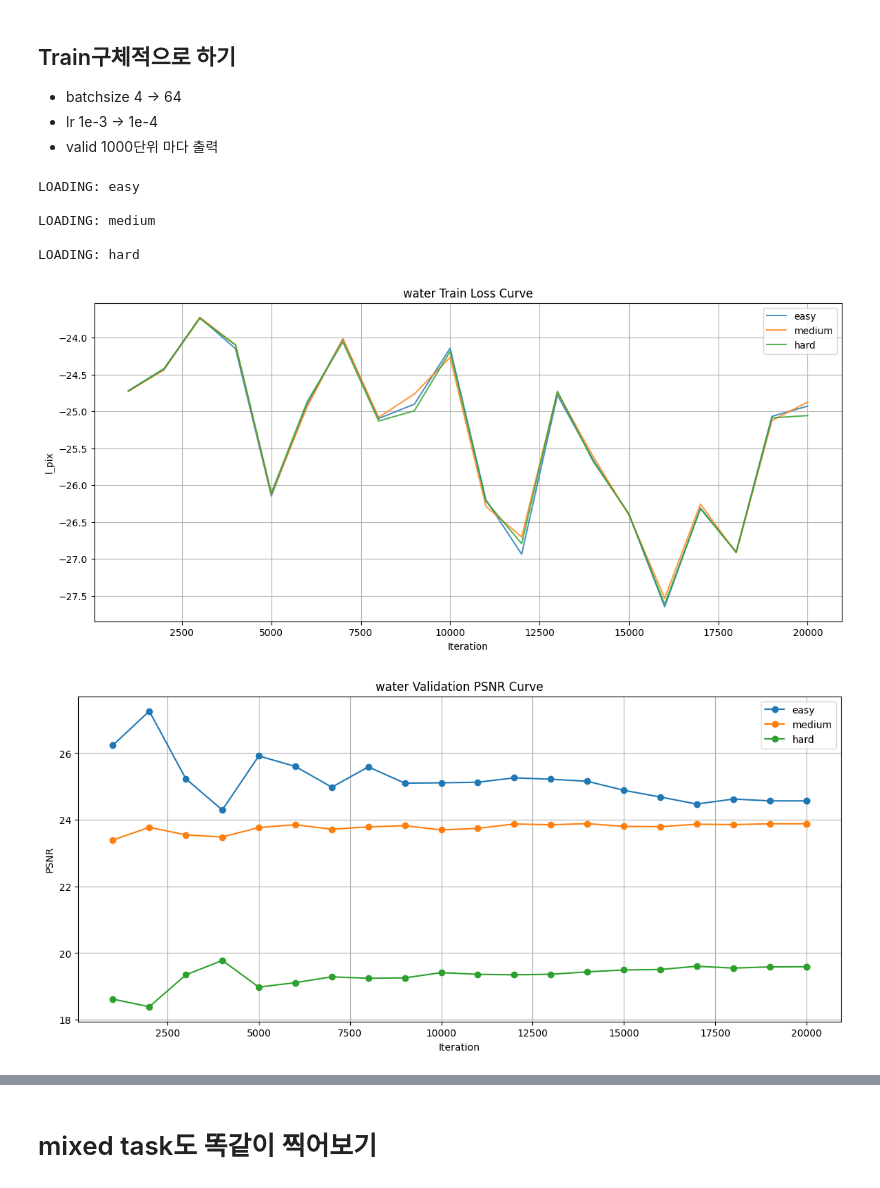
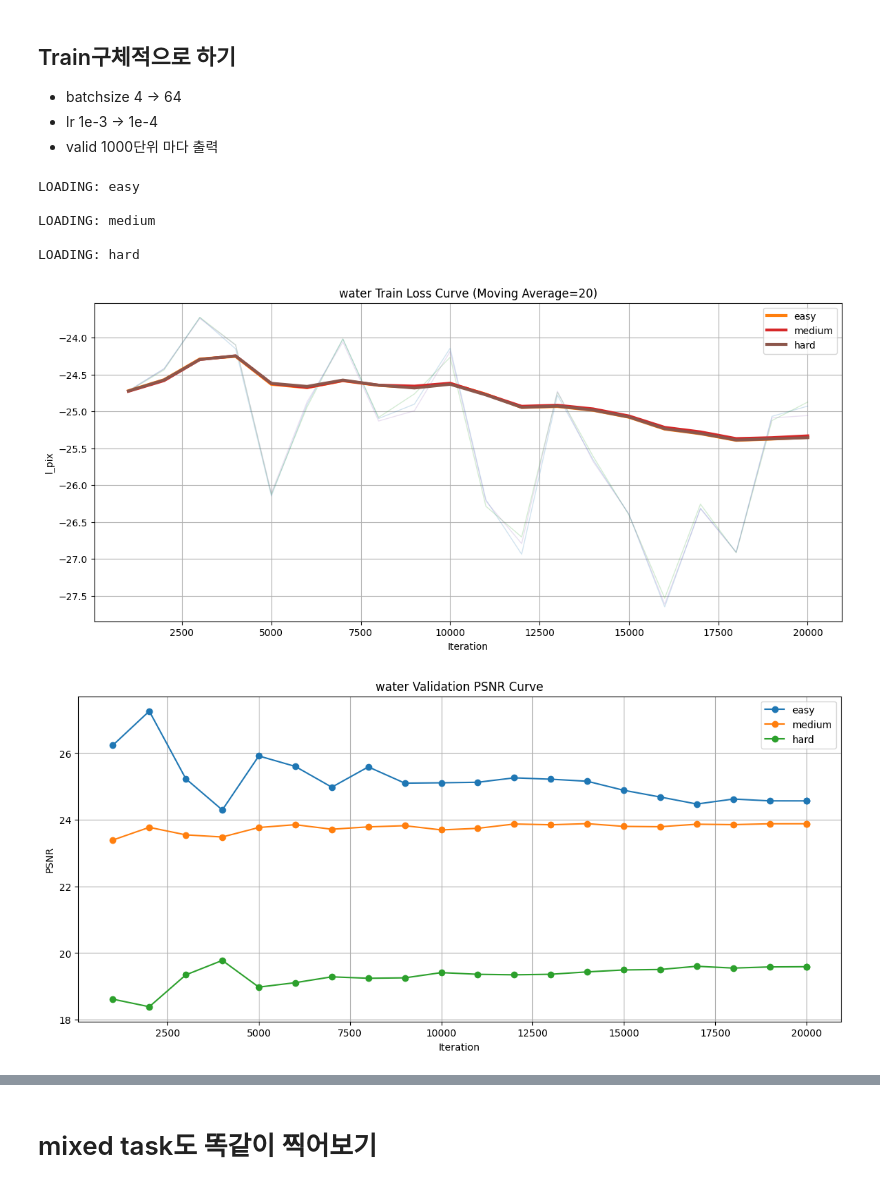
Before and after one commit to dbwofla11/deepLearning_project, a Jupyter notebook: 시각화/baseline_결과정리.ipynb, the cells around one changed output, grey strips where cells are left out. Drawn from its saved outputs; the diff is of its cells as text; code cells hidden in the pictures.

```diff
--- a/baseline_결과정리.ipynb
+++ b/시각화/baseline_결과정리.ipynb
@@ -335,19 +335,19 @@ log_dict = {
 
     'easy': (
         r'C:\DNN\deepLearning\NAFNet\experiments'
-        r'\NAFNet-water-easy-w32'
+        r'\NAFNet-water-easy-w16'
         r'\train_NAFNet-water-easy-w32_20260603_214052.log'
     ),
 
     'medium': (
         r'C:\DNN\deepLearning\NAFNet\experiments'
-        r'\NAFNet-water-medium-w32'
+        r'\NAFNet-water-medium-w16'
         r'\train_NAFNet-water-medium-w32_20260604_034234.log'
     ),
 
     'hard': (
         r'C:\DNN\deepLearning\NAFNet\experiments'
-        r'\NAFNet-water-hard-w32'
+        r'\NAFNet-water-hard-w16'
         r'\train_NAFNet-water-hard-w32_20260604_003953.log'
     )
 }
@@ -464,31 +464,55 @@ for difficulty, log_path in log_dict.items():
     }
 
 # =========================================================
-# FIGURE 1 : TRAIN LOSS
+# FIGURE 1 : TRAIN LOSS + TREND
 # =========================================================
 
 plt.figure(figsize=(14, 6))
 
+window = 20
+
 for difficulty in results:
 
+    x = results[difficulty]['train_iters']
+    y = results[difficulty]['train_losses']
+
+    # 원본
     plt.plot(
-        results[difficulty]['train_iters'],
-        results[difficulty]['train_losses'],
-        label=difficulty,
-        alpha=0.8
+        x,
+        y,
+        alpha=0.2,
+        linewidth=1
+    )
+
+    # 추세선
+    smooth = (
+        pd.Series(y)
+        .rolling(
+            window=window,
+            min_periods=1
+        )
+        .mean()
+    )
+
+    plt.plot(
+        x,
+        smooth,
+        linewidth=3,
+        label=f'{difficulty}'
     )
 
 plt.xlabel('Iteration')
 plt.ylabel('l_pix')
 
-plt.title('water Train Loss Curve')
+plt.title(
+    f'water Train Loss Curve (Moving Average={window})'
+)
 
 plt.legend()
 
 plt.grid(True)
 
 plt.show()
-
 # =========================================================
 # FIGURE 2 : VALIDATION PSNR
 # =========================================================
@@ -555,34 +579,34 @@ for difficulty in results:
 
     best_idx = psnr_list.index(
         max(psnr_list)
     )
 
     best_iter = (
         results[difficulty]['val_iters'][best_idx]
     )
 
     best_psnr = (
         results[difficulty]['val_psnr'][best_idx]
     )
 
     best_ssim = (
         results[difficulty]['val_ssim'][best_idx]
     )
 
     print(f'\n[{difficulty.upper()}]')
 
     print(f'BEST ITER : {best_iter}')
 
     print(f'BEST PSNR : {best_psnr:.4f}')
 
     print(f'BEST SSIM : {best_ssim:.4f}')
 # %% [output]
 LOADING: easy
 
 LOADING: medium
 
 LOADING: hard
-[figure, old version]
+[figure, new version]
 [figure]
 [figure]
 ======================================================================
```
Also changed, not shown: parts of 1 cell of this notebook, 46 other files.
